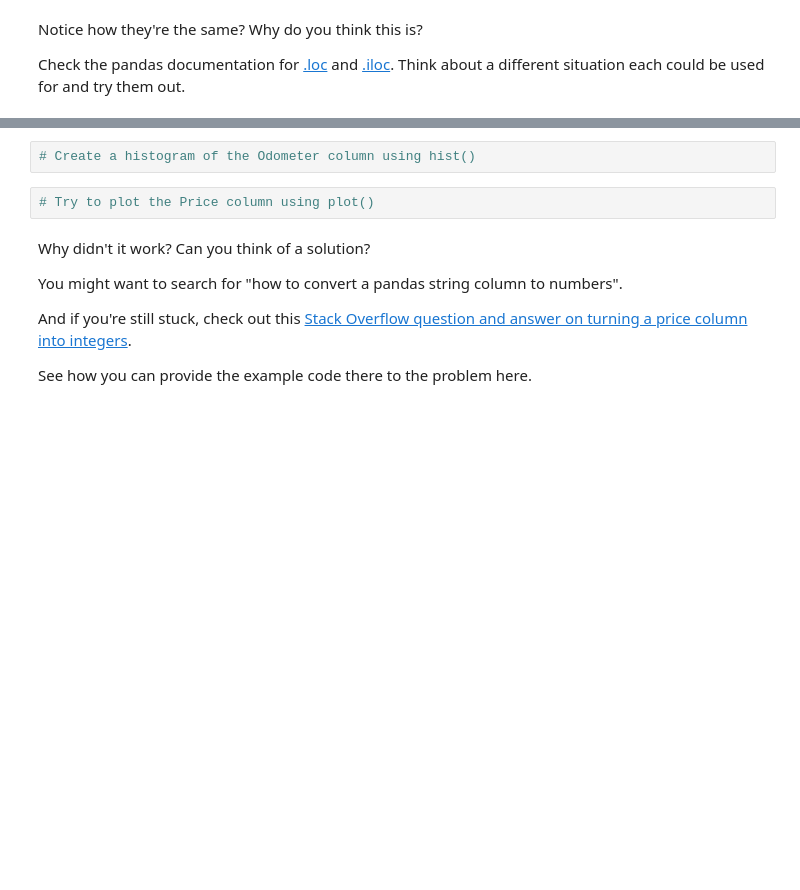
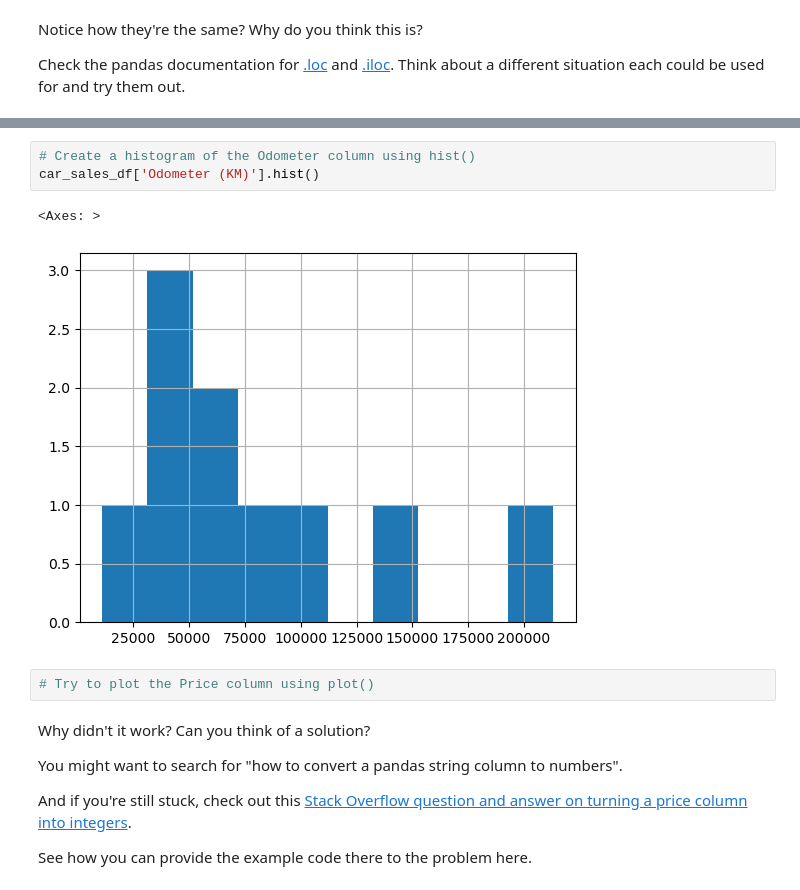
Before and after one commit to JinxSeven/ml-sandbox, a Jupyter notebook: pandas/pandas-exercises.ipynb, the cells around one changed output, grey strips where cells are left out. Saved outputs shown, nothing was run; the diff lists cells and outputs as text; blank space fills up the shorter version.

```diff
--- a/pandas/pandas-exercises.ipynb
+++ b/pandas/pandas-exercises.ipynb
@@ -100,5 +262,9 @@ Check the pandas documentation for [.loc](https://pandas.pydata.org/pandas-docs/
 # %%
 # Create a histogram of the Odometer column using hist()
+car_sales_df['Odometer (KM)'].hist()
+# %% [output]
+<Axes: >
+[figure, added]
 # %%
 # Try to plot the Price column using plot()
 # %% [markdown]
```
Also changed, not shown: parts of 24 cells of this notebook, 2 other files.
